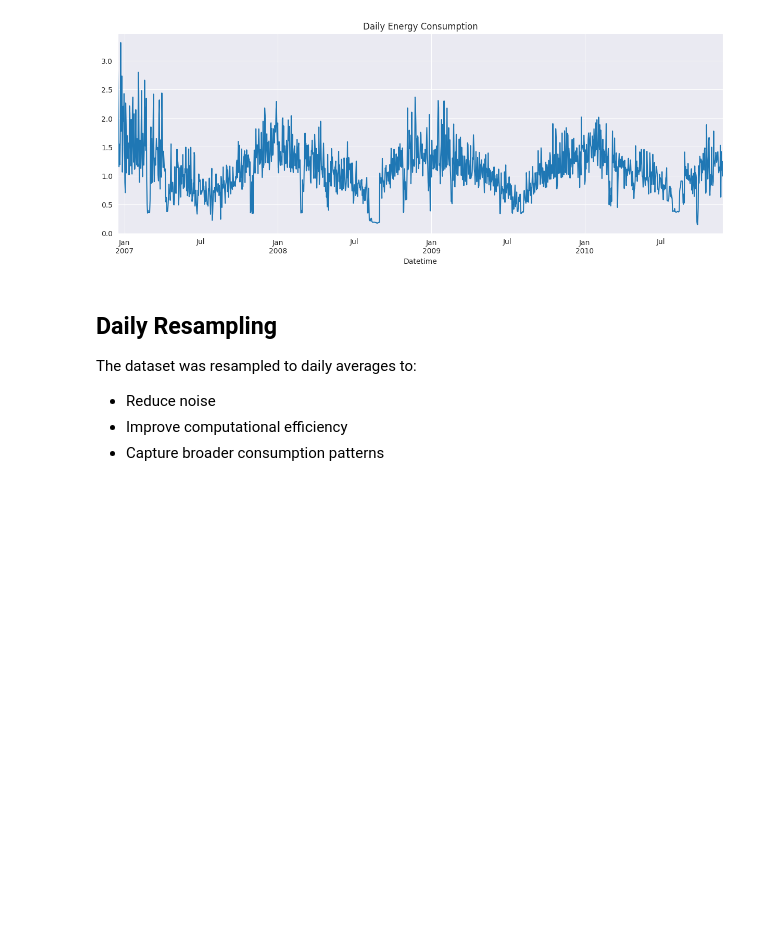
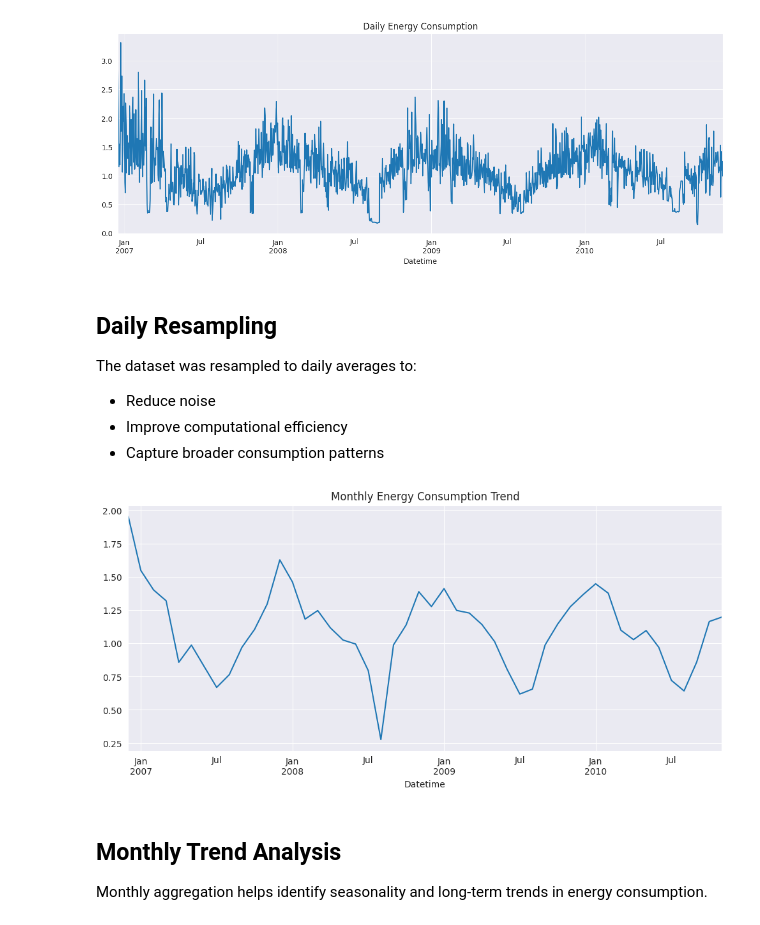
Before and after one commit to ShahanV/powercast-ai, a Jupyter notebook: notebooks/Powercast_AI.ipynb, the cells around one changed output. Drawn from its saved outputs; the diff is of its cells as text; code cells hidden in the pictures; blank space fills up the shorter version.

Commit message:
Add monthly trend analysis and visualization

```diff
--- a/notebooks/Powercast_AI.ipynb
+++ b/notebooks/Powercast_AI.ipynb
@@ -135,3 +135,16 @@ The dataset was resampled to daily averages to:
 - Reduce noise
 - Improve computational efficiency
 - Capture broader consumption patterns
+# %%
+monthly_df = daily_df.resample('M').mean()
+
+plt.figure(figsize=(12,5))
+monthly_df.plot()
+plt.title("Monthly Energy Consumption Trend")
+plt.show()
+# %% [output]
+[figure, added]
+# %% [markdown]
+## Monthly Trend Analysis
+
+Monthly aggregation helps identify seasonality and long-term trends in energy consumption.
```
